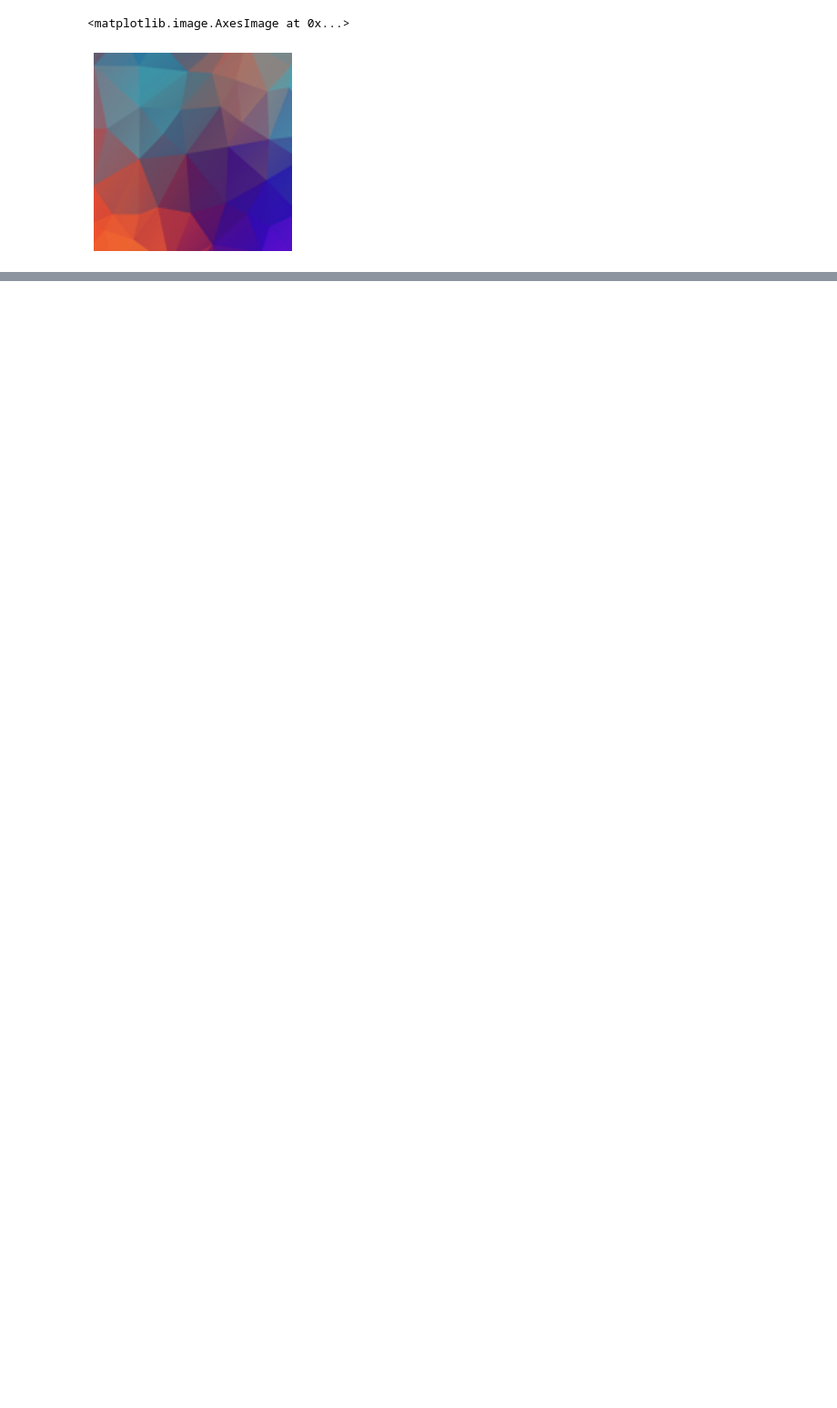
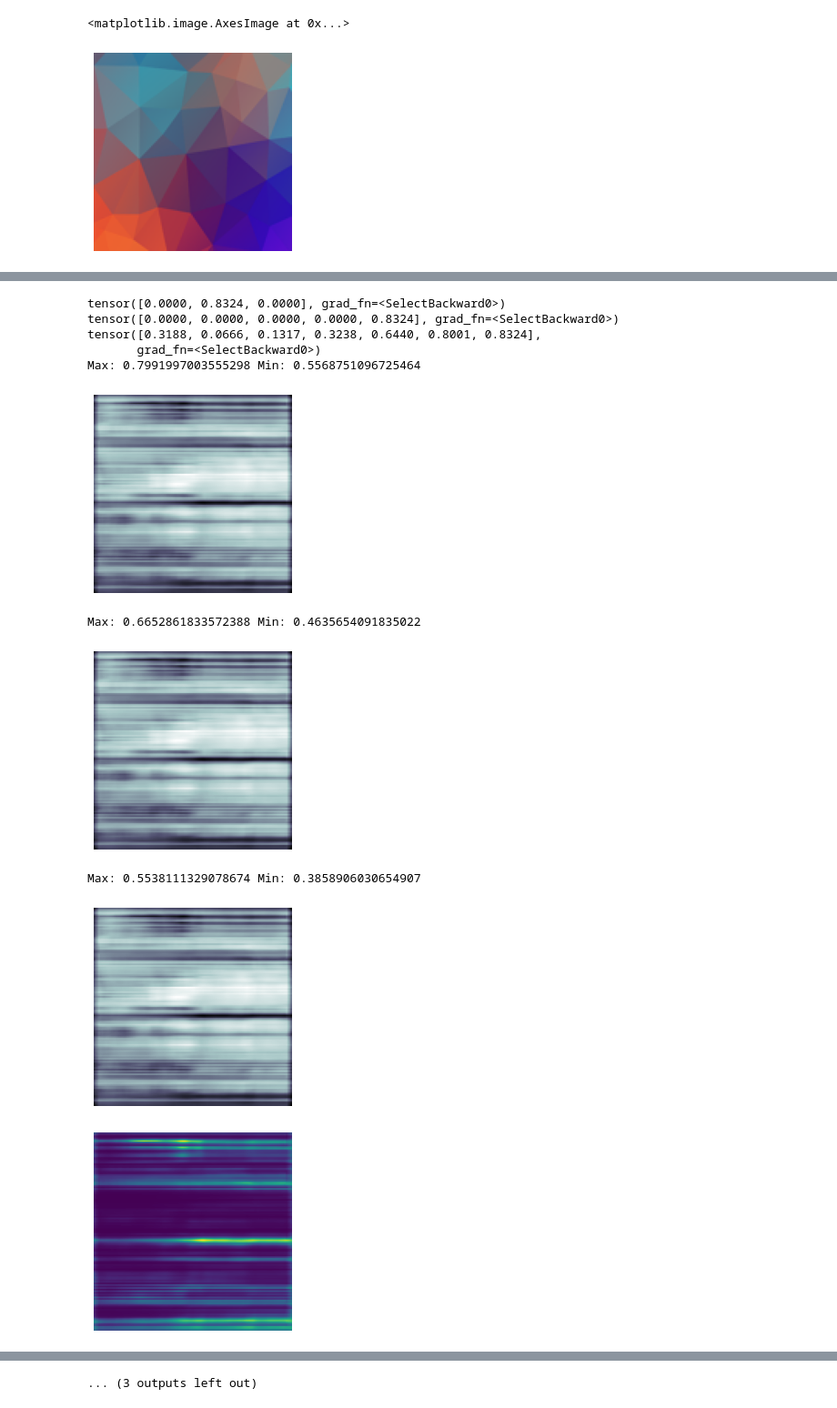
Before and after one commit to ZongjingLi/SceneGraphLearner, a Jupyter notebook: stichfield.ipynb, the cells around one changed output, grey strips where cells are left out. Shown: that part at 91% size. Saved outputs shown, nothing was run; the diff lists cells and outputs as text; code cells hidden in the pictures; blank space fills up the shorter version.

```diff
--- a/stichfield.ipynb
+++ b/stichfield.ipynb
@@ -240,0 +287,45 @@ outputs = build_perception(64,2,"cpu")
+# %%
+
+def calculate_masks(scores, connections):
+    all_masks = []
+    for i in range(len(connections)):
+        curr_mask = scores[i+1].unsqueeze(-1)
+        for connection in reversed(connections[:i+1]):
+            curr_mask = torch.bmm(connection, curr_mask) # [BxNxM],[BxM]
+        all_masks.append(curr_mask)
+    return all_masks
+
+vis_score = scene_tree["object_scores"]
+#vis_score[-1][0][1] = 0.5
+print(vis_score[-1][0])
+print(vis_score[-2][0])
+print(vis_score[-3][0])
+all_masks = calculate_masks(vis_score,scene_tree["connections"])
+
+for mask in all_masks:
+    plt.axis("off")
+    plt.imshow(mask[0].reshape(128,128).detach(), cmap = "bone")
+    print("Max:",float(mask[0].max()),"Min:",float(mask[0].min()))
+    plt.show()
+
+plt.axis("off")
+mask = scene_tree["connections"][0].reshape(2,128,128,7).detach()
+for i in range(7):
+    plt.axis("off")
+    plt.imshow(mask[0,:,:,i])
+    plt.show()
+
+plt.axis("off")
+plt.imshow(sample["image"][0])
+# %% [output]
+tensor([0.0000, 0.8324, 0.0000], grad_fn=<SelectBackward0>)
+tensor([0.0000, 0.0000, 0.0000, 0.0000, 0.8324], grad_fn=<SelectBackward0>)
+tensor([0.3188, 0.0666, 0.1317, 0.3238, 0.6440, 0.8001, 0.8324],
+       grad_fn=<SelectBackward0>)
+Max: 0.7991997003555298 Min: 0.5568751096725464
+[figure, added]
+Max: 0.6652861833572388 Min: 0.4635654091835022
+[figure, added]
+Max: 0.5538111329078674 Min: 0.3858906030654907
+[figure, added]
+[figure, added]
@@ -241,3 +337,4 @@ outputs = build_perception(64,2,"cpu")
+... (3 outputs left out)
 # %%
 # [Visualize Predicate Segmentation]
 kwargs = {}
```
Also changed, not shown: parts of 10 cells of this notebook, 1 other file.
